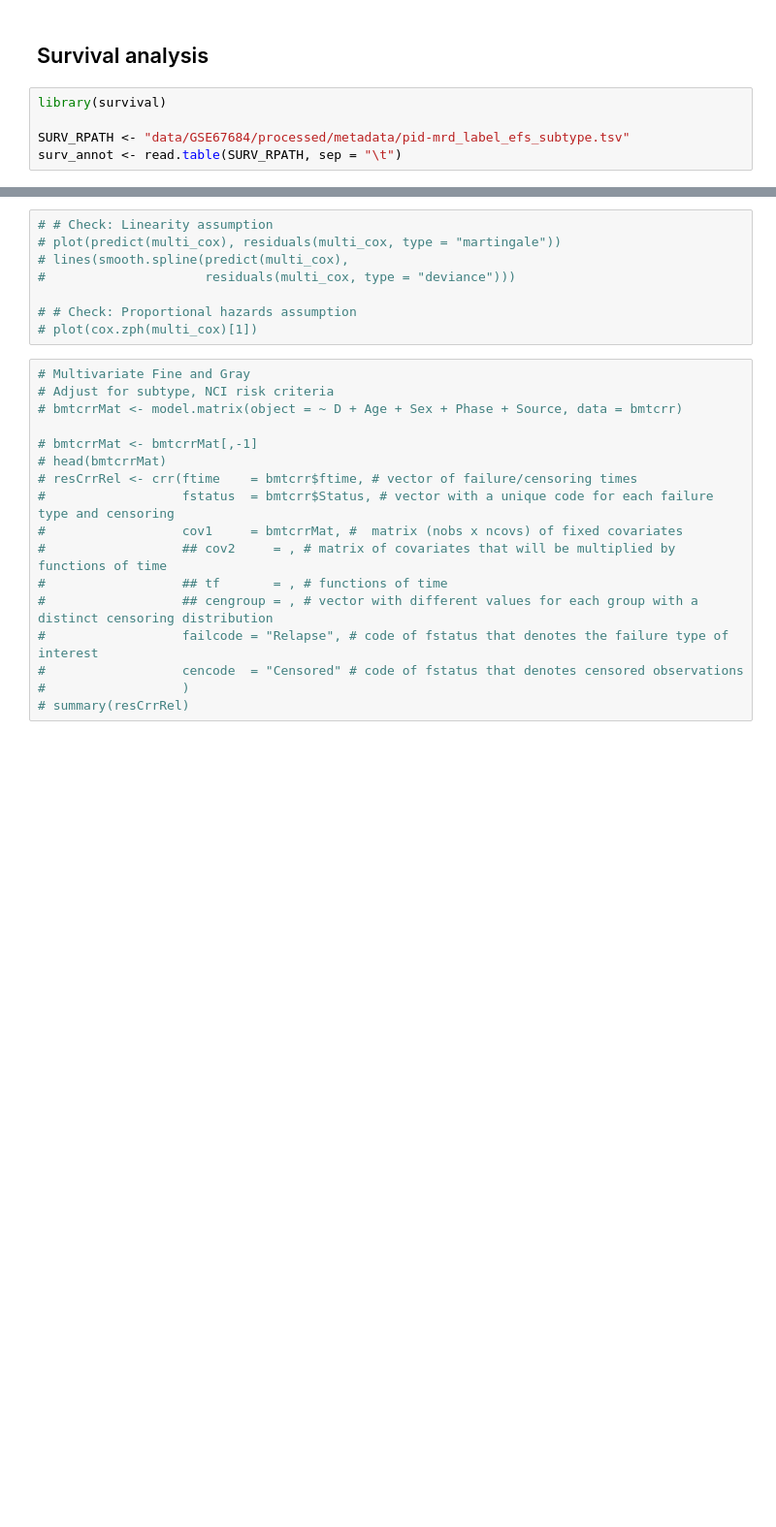
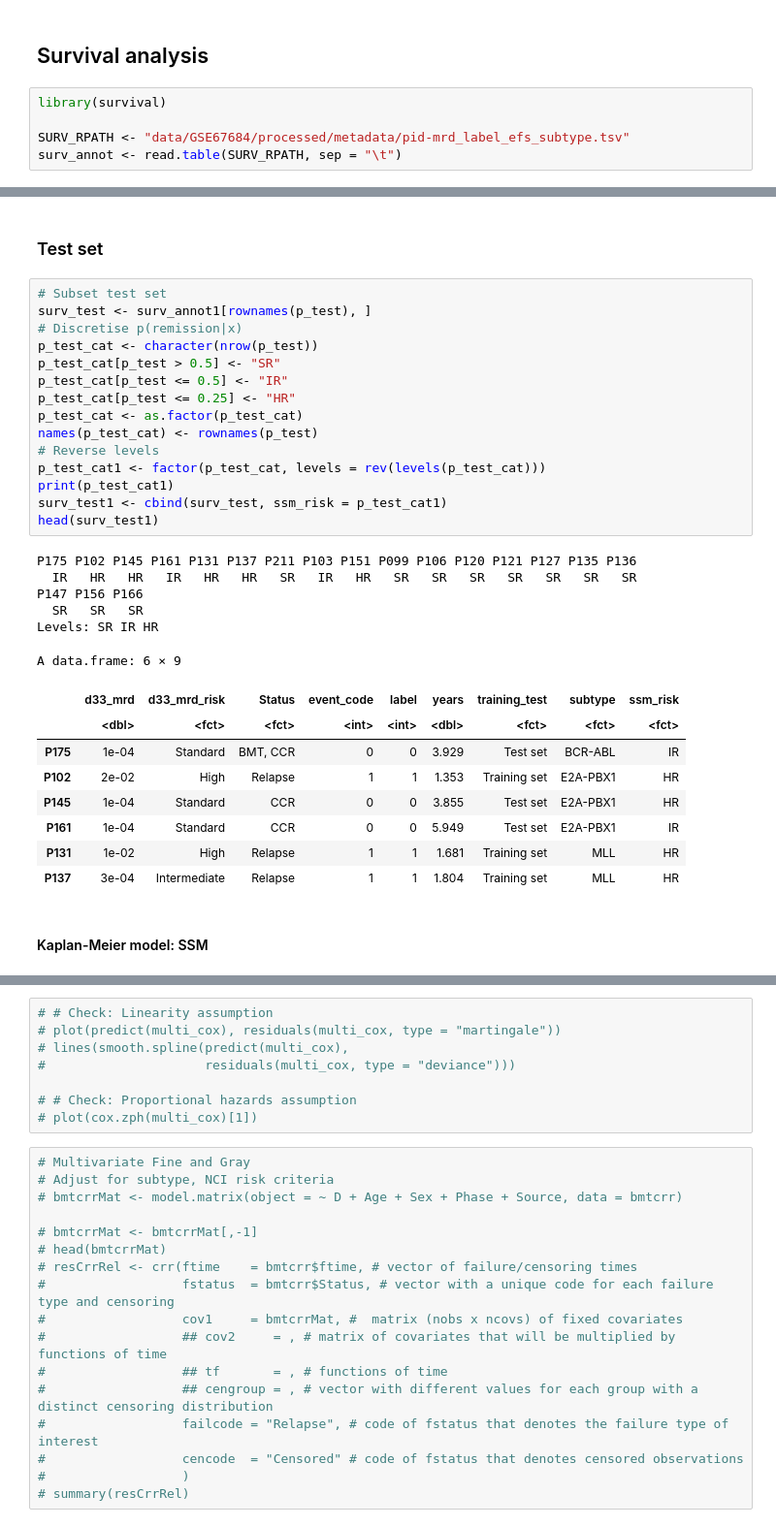
Before and after one commit to dblux/relapse_prediction, a Jupyter notebook: sandbox-model1_proportion.ipynb, the cells around one changed output, grey strips where cells are left out. Shown at 97% size. Drawn from its saved outputs; the diff is of its cells as text; blank space fills up the shorter version.

```diff
--- a/sandbox-model1_proportion.ipynb
+++ b/sandbox-model1_proportion.ipynb
@@ -2381,0 +2085,34 @@ Score (logrank) test = 20.98  on 2 df,   p=3e-05
+# %% [markdown]
+### Test set
+# %%
+# Subset test set
+surv_test <- surv_annot1[rownames(p_test), ]
+# Discretise p(remission|x)
+p_test_cat <- character(nrow(p_test))
+p_test_cat[p_test > 0.5] <- "SR"
+p_test_cat[p_test <= 0.5] <- "IR"
+p_test_cat[p_test <= 0.25] <- "HR"
+p_test_cat <- as.factor(p_test_cat)
+names(p_test_cat) <- rownames(p_test)
+# Reverse levels
+p_test_cat1 <- factor(p_test_cat, levels = rev(levels(p_test_cat)))
+print(p_test_cat1)
+surv_test1 <- cbind(surv_test, ssm_risk = p_test_cat1)
+head(surv_test1)
+# %% [output]
+P175 P102 P145 P161 P131 P137 P211 P103 P151 P099 P106 P120 P121 P127 P135 P136
+  IR   HR   HR   IR   HR   HR   SR   IR   HR   SR   SR   SR   SR   SR   SR   SR
+P147 P156 P166
+  SR   SR   SR
+Levels: SR IR HR
+A data.frame: 6 × 9
+|  | d33_mrd | d33_mrd_risk | Status | event_code | label | years | training_test | subtype | ssm_risk |
+|  | <dbl> | <fct> | <fct> | <int> | <int> | <dbl> | <fct> | <fct> | <fct> |
+| P175 | 1e-04 | Standard | BMT, CCR | 0 | 0 | 3.929 | Test set | BCR-ABL | IR |
+| P102 | 2e-02 | High | Relapse | 1 | 1 | 1.353 | Training set | E2A-PBX1 | HR |
+| P145 | 1e-04 | Standard | CCR | 0 | 0 | 3.855 | Test set | E2A-PBX1 | HR |
+| P161 | 1e-04 | Standard | CCR | 0 | 0 | 5.949 | Test set | E2A-PBX1 | IR |
+| P131 | 1e-02 | High | Relapse | 1 | 1 | 1.681 | Training set | MLL | HR |
+| P137 | 3e-04 | Intermediate | Relapse | 1 | 1 | 1.804 | Training set | MLL | HR |
+# %% [markdown]
+#### Kaplan-Meier model: SSM
```
Also changed, not shown: parts of 91 cells of this notebook, 58 other files.
